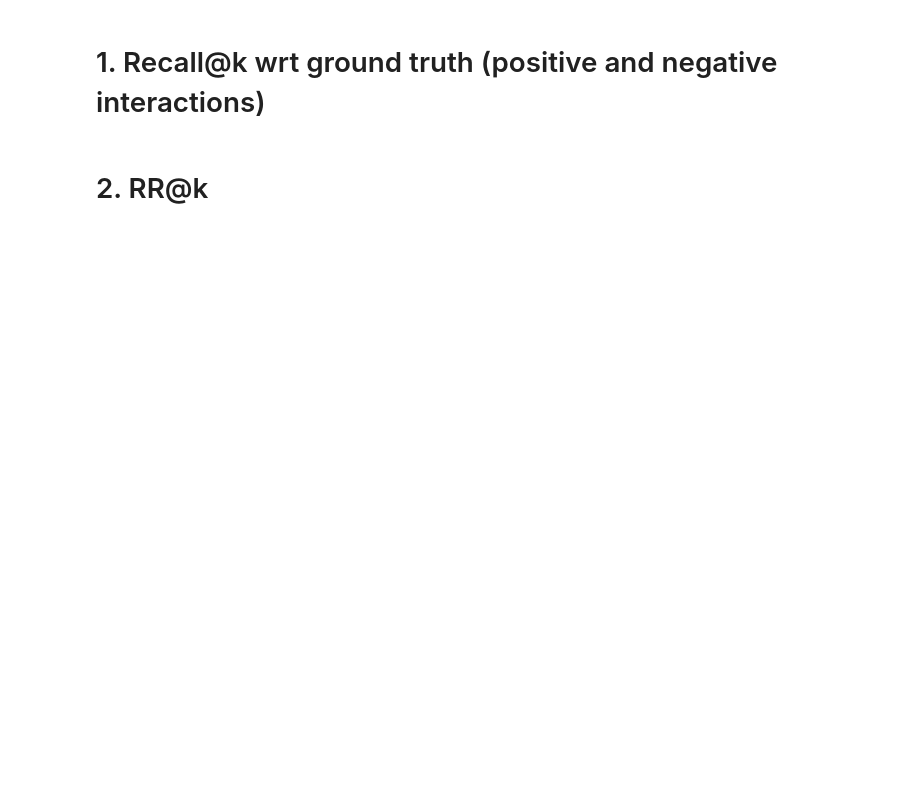
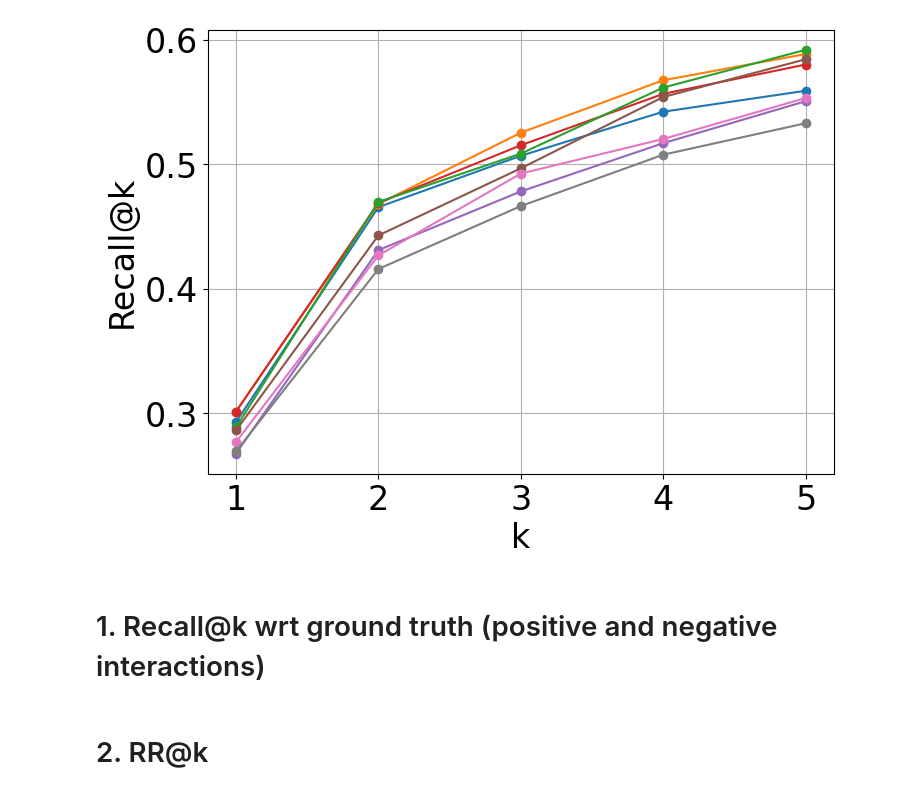
Before and after one commit to iNema9590/LLMX, a Jupyter notebook: Notebooks/hotpotaq.ipynb, the cells around one changed output. Saved outputs shown, nothing was run; the diff lists cells and outputs as text; code cells hidden in the pictures; blank space fills up the shorter version.

Commit message:
Standart coloring before last experiments

```diff
--- a/Notebooks/hotpotaq.ipynb
+++ b/Notebooks/hotpotaq.ipynb
@@ -653,34 +734,39 @@ plot_metric("Delta_R2", "Delta R2")
 # %%
 # Filter budgeted methods at budget = 274
 df_budgeted_264 = df_budgeted[df_budgeted['budget'] == 128]
 
 # Metrics to plot
 recall_metrics = [f"Recall@{k}" for k in range(1, 6)]
 k_values = list(range(1, 6))
 
 plt.figure(figsize=(8,6))
 
 # Plot budgeted families at budget 274
 families = df_budgeted_264['family'].unique()
 for fam in families:
     # if 'LK' not in fam:
     subset = df_budgeted_264[df_budgeted_264['family'] == fam]
     if not subset.empty:
         recalls = subset[recall_metrics].values.flatten()
-        plt.plot(k_values, recalls, marker='o', label=fam, color=get_color(fam))
+        if "FM_WeightsLK" in fam:
+            plt.scatter(k_values, recalls, marker='x', linestyle="--", label=fam, color=get_color(fam))
+        else:
+            plt.plot(k_values, recalls, marker='o', label=fam, color=get_color(fam))
 
 # Plot constant methods
 # for idx, (_, row) in enumerate(df_const.iterrows()):
 #     recalls = [row[m] for m in recall_metrics]
 #     plt.plot(k_values, recalls, marker='x', linestyle="--", label=row['method'])
 
 plt.xlabel("k")
 plt.ylabel("Recall@k")
 # plt.legend()
 plt.grid(True)
 plt.tight_layout()
 # plt.savefig(f"../Figures/{DATA_CSV.stem}/{model_path.split('/')[1].split('-')[0]}/recall_at_k.pdf", bbox_inches='tight')
 plt.show()
+# %% [output]
+[figure, added]
 # %%
 plt.figure(figsize=(8, 6))
 for method in df_res.index:
```
Also changed, not shown: parts of 12 cells of this notebook, 4 other files.
